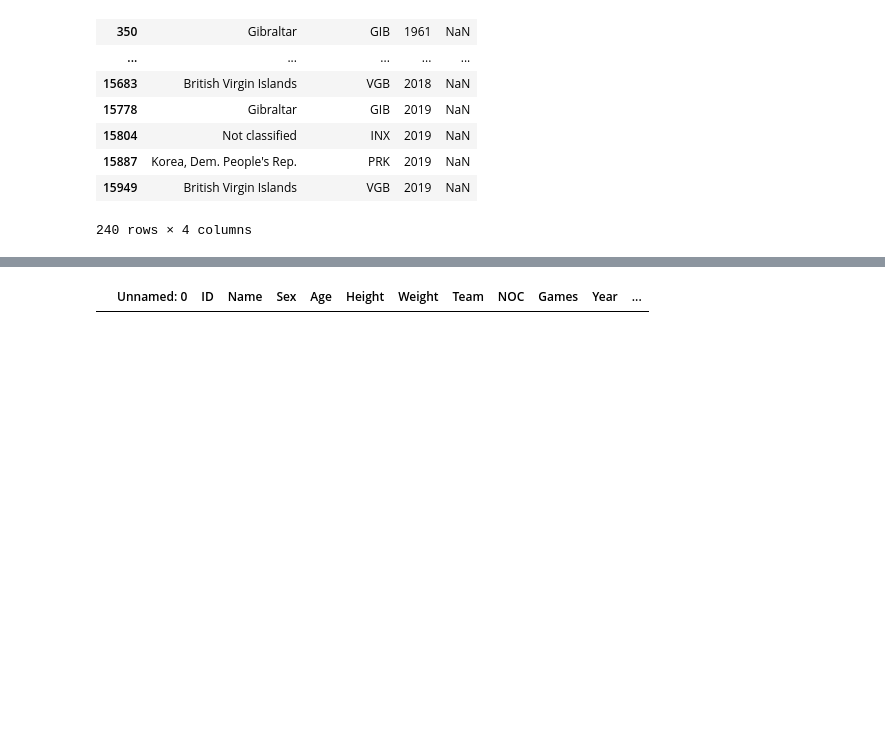
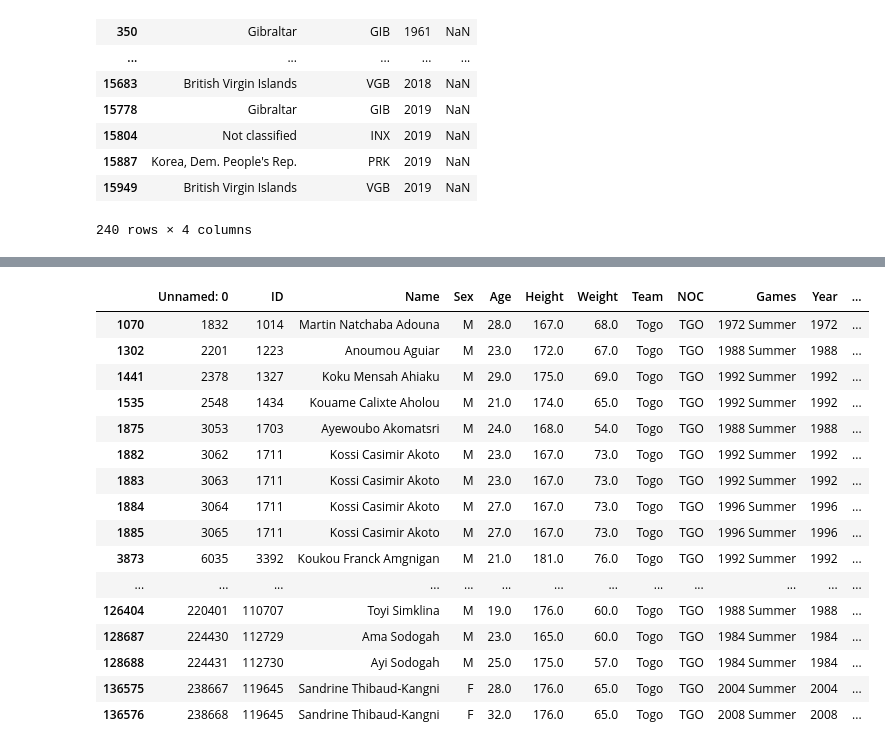
Before and after one commit to Luna-v0/olympic-analyses, a Jupyter notebook: data_transformers/gdp.ipynb, the cells around one changed output, grey strips where cells are left out. Cells and saved outputs as stored; diff of their text form; code cells hidden in the pictures; blank space fills up the shorter version.

```diff
--- a/data_transformers/gdp.ipynb
+++ b/data_transformers/gdp.ipynb
@@ -5,12 +5,12 @@ import pandas as pd
 import seaborn as sns
 import matplotlib.pyplot as plt
 # %%
-filepath_polished = "data/polished3.csv"
+filepath_polished = "../data/polished3.csv"
 
 
 polished_df = pd.read_csv(filepath_polished)
 # %%
-filepath_gdp = "data/GDP.xls"
+filepath_gdp = "../data/GDP.xls"
 
 gdp_df = pd.read_excel(filepath_gdp)
 
@@ -228,10 +255,7 @@ gdp_df = gdp_melted
 # %%
 def rename_NOC(df1:pd.DataFrame,df2:pd.DataFrame) -> dict:
-    noc_1 = df1["NOC"].unique()
-    noc_2 = df2["NOC"].unique()
-
-    team_1 = df1["Team"].unique()
-    team_2 = df2["Team"].unique()
+    noc_team_1 = df1[['NOC', 'Team']].drop_duplicates().apply(tuple, axis=1)
+    noc_team_2 = df2[['NOC', 'Team']].drop_duplicates().apply(tuple, axis=1)
 
     rename = {
             "URS": "RUS",   # Soviet Union -> Russia
@@ -272,14 +296,12 @@ def rename_NOC(df1:pd.DataFrame,df2:pd.DataFrame) -> dict:
             "LES": "LSO"    # Lesotho -> Lesotho
         }
 
-    for abb_country_1, name_country_1 in zip(noc_1,team_1):
-        for abb_country_2, name_country_2 in zip(noc_2,team_2):
+    for abb_country_1, name_country_1 in noc_team_1:
+        for abb_country_2, name_country_2 in noc_team_2:
             if abb_country_1 != abb_country_2 and name_country_1 == name_country_2:
                 rename[abb_country_1] = abb_country_2
-
     return rename
 # %%
-
 
 gdp_df = gdp_df.rename(columns={"Country Code": "NOC", "Country Name": "Team"})
 
@@ -288,9 +310,10 @@ rename = rename_NOC(polished_df, gdp_df)
 polished_df["NOC"] = polished_df["NOC"].replace(rename)
 
 gdp_df = gdp_df.drop(columns=["Team"])
-df = polished_df.merge(gdp_df, on=["Year", "NOC"], how="left")
+df = polished_df.merge(gdp_df, on=["Year", "NOC"], how="inner")
 
 # drop everything that is before 1960
 df = df[df["Year"] >= 1960]
-df
+
+rename
 # %% [output]
@@ -310,7 +337,23 @@ df
 # %%
-df[df["GDP"].isnull()]
+df[df["Team"] == "Togo"]
 # %% [output]
 |  | Unnamed: 0 | ID | Name | Sex | Age | Height | Weight | Team | NOC | Games | Year | ... |
+| 1070 | 1832 | 1014 | Martin Natchaba Adouna | M | 28.0 | 167.0 | 68.0 | Togo | TGO | 1972 Summer | 1972 | ... |
+| 1302 | 2201 | 1223 | Anoumou Aguiar | M | 23.0 | 172.0 | 67.0 | Togo | TGO | 1988 Summer | 1988 | ... |
+| 1441 | 2378 | 1327 | Koku Mensah Ahiaku | M | 29.0 | 175.0 | 69.0 | Togo | TGO | 1992 Summer | 1992 | ... |
+| 1535 | 2548 | 1434 | Kouame Calixte Aholou | M | 21.0 | 174.0 | 65.0 | Togo | TGO | 1992 Summer | 1992 | ... |
+| 1875 | 3053 | 1703 | Ayewoubo Akomatsri | M | 24.0 | 168.0 | 54.0 | Togo | TGO | 1988 Summer | 1988 | ... |
+| 1882 | 3062 | 1711 | Kossi Casimir Akoto | M | 23.0 | 167.0 | 73.0 | Togo | TGO | 1992 Summer | 1992 | ... |
+| 1883 | 3063 | 1711 | Kossi Casimir Akoto | M | 23.0 | 167.0 | 73.0 | Togo | TGO | 1992 Summer | 1992 | ... |
+| 1884 | 3064 | 1711 | Kossi Casimir Akoto | M | 27.0 | 167.0 | 73.0 | Togo | TGO | 1996 Summer | 1996 | ... |
+| 1885 | 3065 | 1711 | Kossi Casimir Akoto | M | 27.0 | 167.0 | 73.0 | Togo | TGO | 1996 Summer | 1996 | ... |
+| 3873 | 6035 | 3392 | Koukou Franck Amgnigan | M | 21.0 | 181.0 | 76.0 | Togo | TGO | 1992 Summer | 1992 | ... |
+| ... | ... | ... | ... | ... | ... | ... | ... | ... | ... | ... | ... | ... |
+| 126404 | 220401 | 110707 | Toyi Simklina | M | 19.0 | 176.0 | 60.0 | Togo | TGO | 1988 Summer | 1988 | ... |
+| 128687 | 224430 | 112729 | Ama Sodogah | M | 23.0 | 165.0 | 60.0 | Togo | TGO | 1984 Summer | 1984 | ... |
+| 128688 | 224431 | 112730 | Ayi Sodogah | M | 25.0 | 175.0 | 57.0 | Togo | TGO | 1984 Summer | 1984 | ... |
+| 136575 | 238667 | 119645 | Sandrine Thibaud-Kangni | F | 28.0 | 176.0 | 65.0 | Togo | TGO | 2004 Summer | 2004 | ... |
+| 136576 | 238668 | 119645 | Sandrine Thibaud-Kangni | F | 32.0 | 176.0 | 65.0 | Togo | TGO | 2008 Summer | 2008 | ... |
 # %%
 # drop first column
 df = df.drop(columns=["Unnamed: 0"])
```
Also changed, not shown: parts of 7 cells of this notebook, 1 other file.
